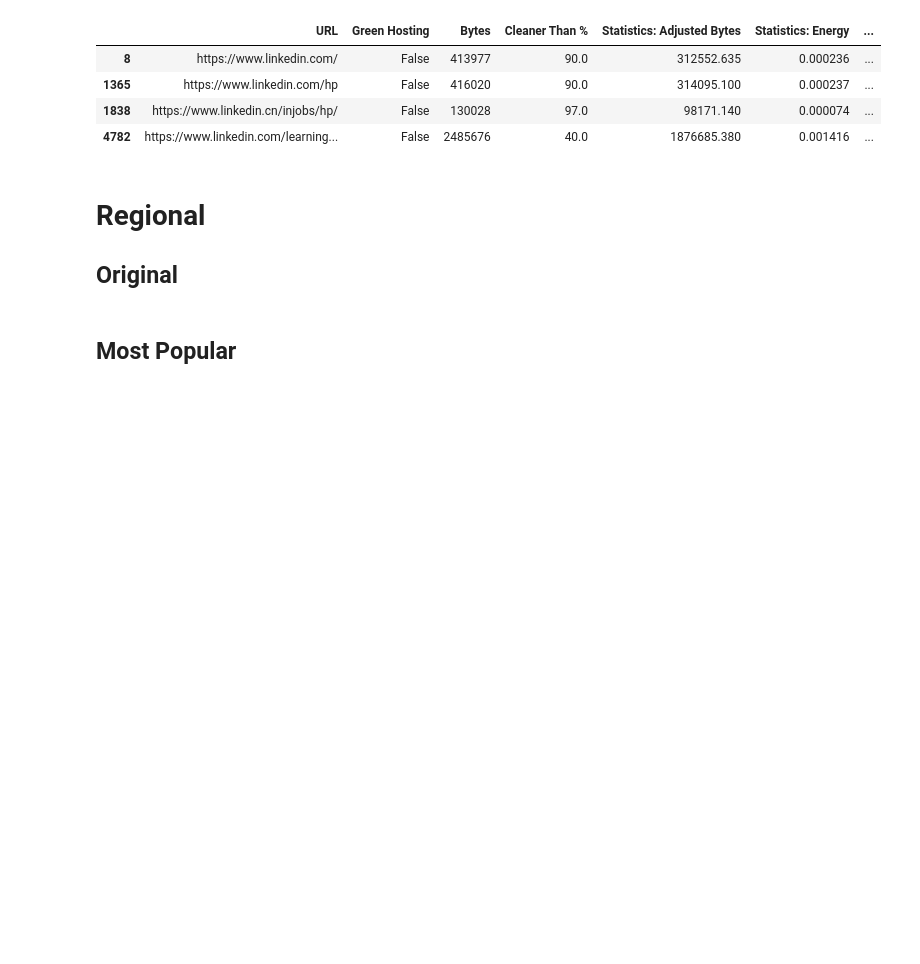
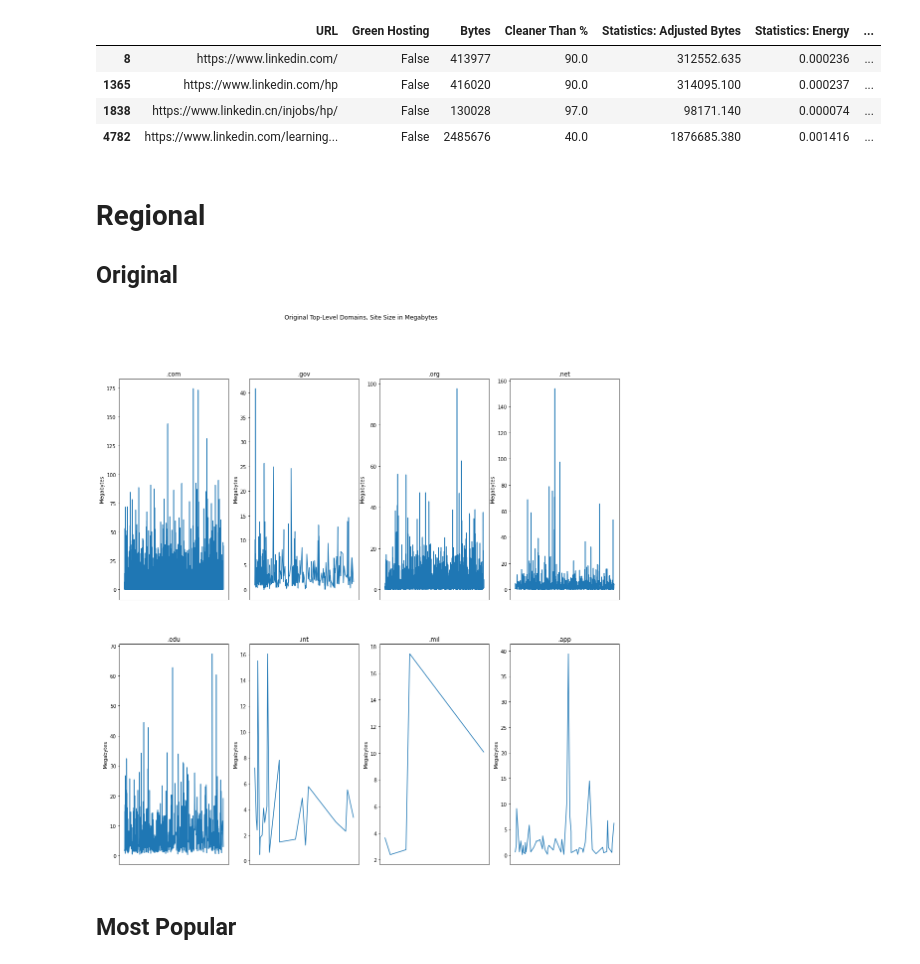
Before and after one commit to ivanivanov10101/bachelor-project, a Jupyter notebook: charts.ipynb, the cells around one changed output. Drawn from its saved outputs; the diff is of its cells as text; code cells hidden in the pictures; blank space fills up the shorter version.

```diff
--- a/charts.ipynb
+++ b/charts.ipynb
@@ -478,3 +472,51 @@ app = df[df['URL'].str.contains('.app/', regex = False)]
+# %%
+com = com.rename(columns={"Bytes": "Megabytes"})
+gov = gov.rename(columns={"Bytes": "Megabytes"})
+org = org.rename(columns={"Bytes": "Megabytes"})
+net = net.rename(columns={"Bytes": "Megabytes"})
+edu = edu.rename(columns={"Bytes": "Megabytes"})
+int = int.rename(columns={"Bytes": "Megabytes"})
+mil = mil.rename(columns={"Bytes": "Megabytes"})
+app = app.rename(columns={"Bytes": "Megabytes"})
+
+fig, axs = plt.subplots(2, 4, figsize=(18, 18))
+fig.suptitle('Original Top-Level Domains, Site Size in Megabytes')
+axs[0][0].plot(com['Megabytes'] / 1e+6)
+axs[0][0].set_title('.com')
+axs[0][0].xaxis.set_visible(False)
+
+axs[0][1].plot(gov['Megabytes'] / 1e+6)
+axs[0][1].set_title('.gov')
+axs[0][1].xaxis.set_visible(False)
+
+axs[0][2].plot(org['Megabytes'] / 1e+6)
+axs[0][2].set_title('.org')
+axs[0][2].xaxis.set_visible(False)
+
+axs[0][3].plot(net['Megabytes'] / 1e+6)
+axs[0][3].set_title('.net')
+axs[0][3].xaxis.set_visible(False)
+
+axs[1][0].plot(edu['Megabytes'] / 1e+6)
+axs[1][0].set_title('.edu')
+axs[1][0].xaxis.set_visible(False)
+
+axs[1][1].plot(int['Megabytes'] / 1e+6)
+axs[1][1].set_title('.int')
+axs[1][1].xaxis.set_visible(False)
+
+axs[1][2].plot(mil['Megabytes'] / 1e+6)
+axs[1][2].set_title('.mil')
+axs[1][2].xaxis.set_visible(False)
+
+axs[1][3].plot(app['Megabytes'] / 1e+6)
+axs[1][3].set_title('.app')
+axs[1][3].xaxis.set_visible(False)
+
+for ax in axs.flat:
+    ax.set(xlabel=' ', ylabel='Megabytes')
+# %% [output]
+[figure, added]
 # %% [markdown]
 ## Most Popular
 # %%
```
Also changed, not shown: parts of 2 cells of this notebook.
